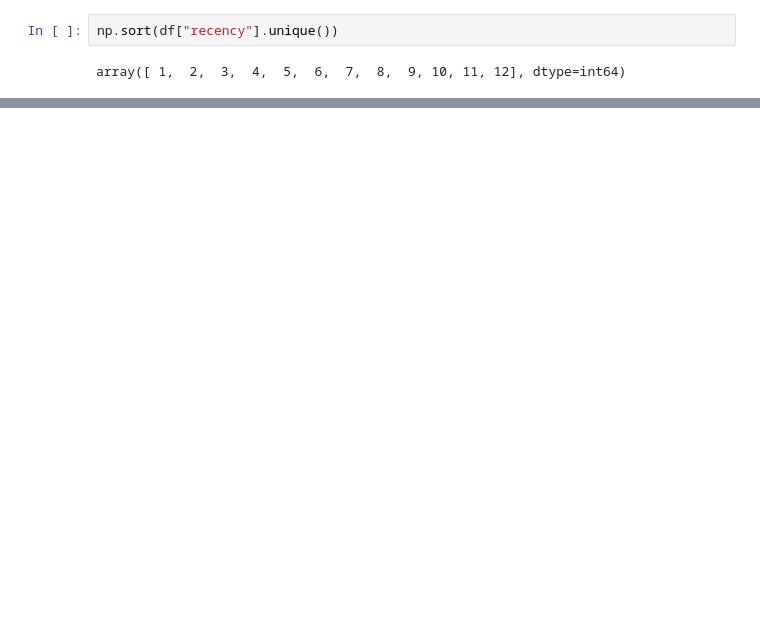
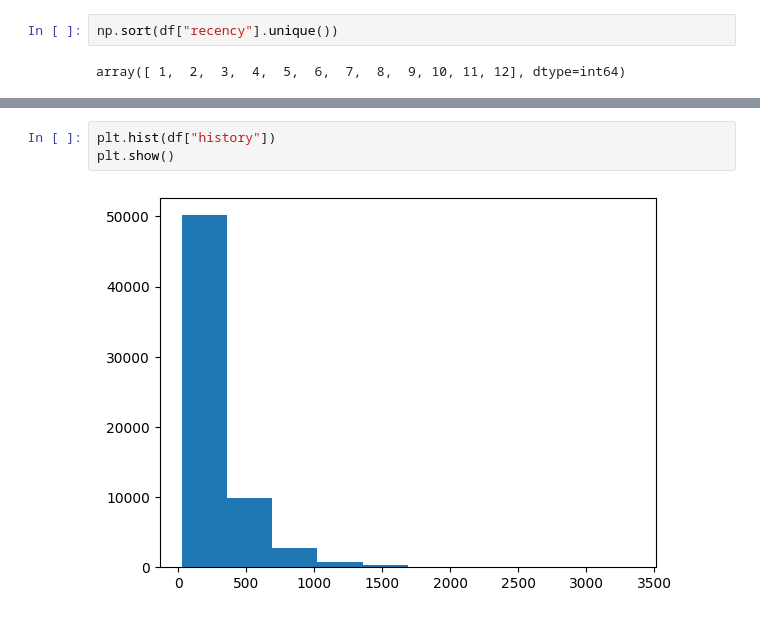
Before and after one commit to Fatemenamdar20/Project02-Customer-Analytics, a Jupyter notebook: Customer-Analytics.ipynb, the cells around one changed output, grey strips where cells are left out. Drawn from its saved outputs; the diff is of its cells as text; blank space fills up the shorter version.

```diff
--- a/Customer-Analytics.ipynb
+++ b/Customer-Analytics.ipynb
@@ -122,0 +139,5 @@ for col in d.columns:
+# %%
+plt.hist(df["history"])
+plt.show()
+# %% [output]
+[figure, added]
```
Also changed, not shown: parts of 11 cells of this notebook, 1 other file.
